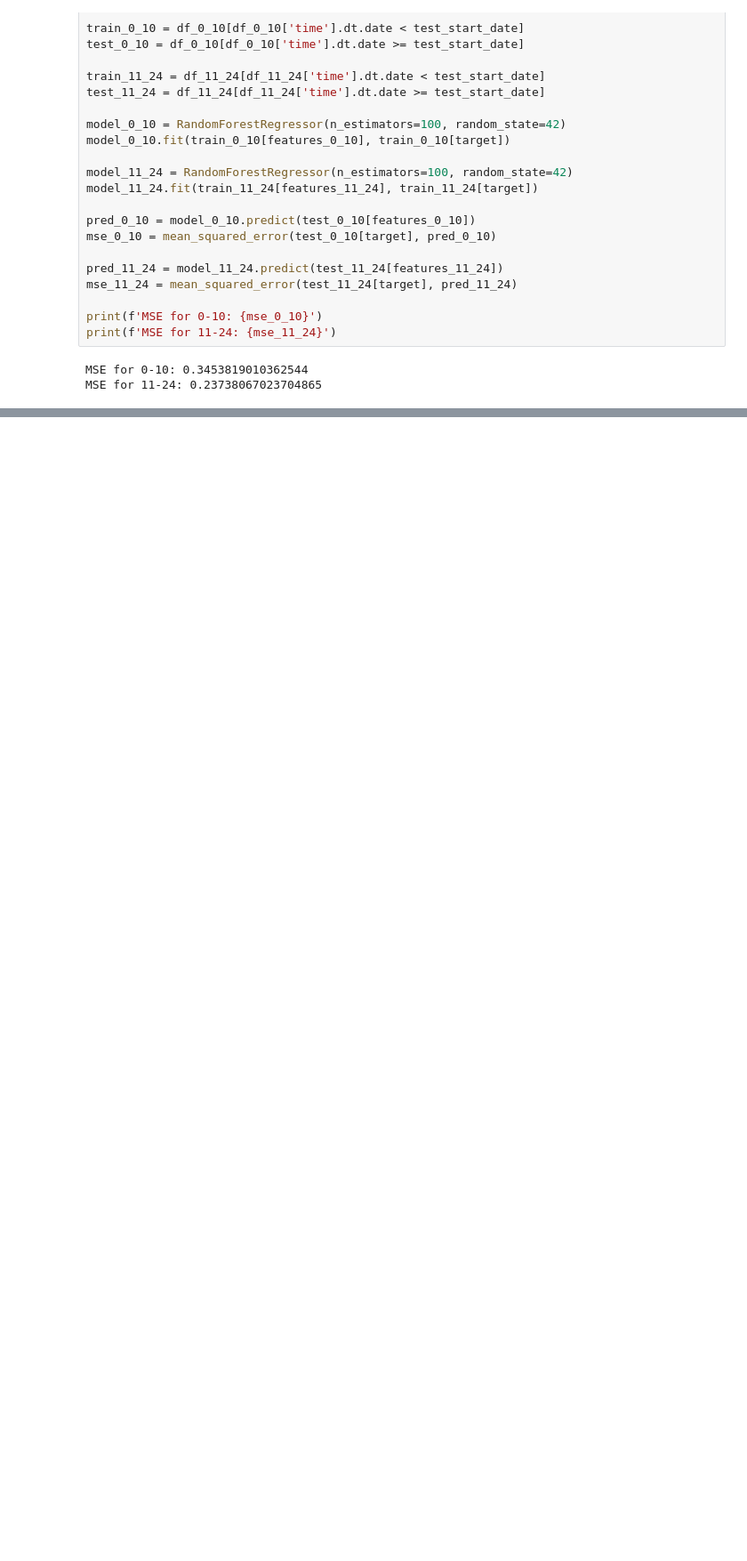
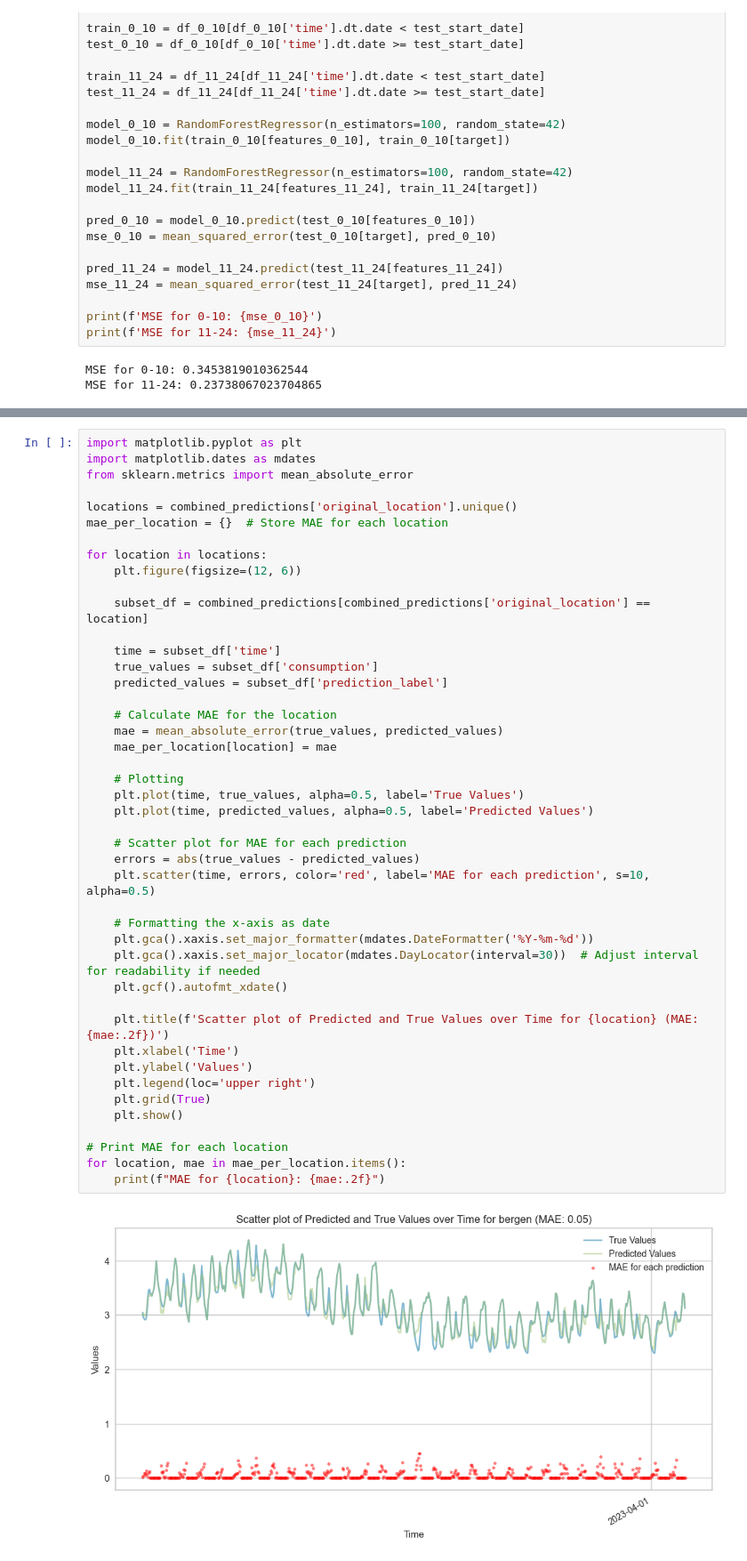
Before and after one commit to sindrjha/TDT4259, a Jupyter notebook: experiment.ipynb, the cells around one changed output, grey strips where cells are left out. Shown at 89% size. Drawn from its saved outputs; the diff is of its cells as text; blank space fills up the shorter version.

```diff
--- a/experiment.ipynb
+++ b/experiment.ipynb
@@ -121,0 +261,46 @@ for location in locations:
+# %%
+import matplotlib.pyplot as plt
+import matplotlib.dates as mdates
+from sklearn.metrics import mean_absolute_error
+
+locations = combined_predictions['original_location'].unique()
+mae_per_location = {}  # Store MAE for each location
+
+for location in locations:
+    plt.figure(figsize=(12, 6))
+
+    subset_df = combined_predictions[combined_predictions['original_location'] == location]
+
+    time = subset_df['time']
+    true_values = subset_df['consumption']
+    predicted_values = subset_df['prediction_label']
+
+    # Calculate MAE for the location
+    mae = mean_absolute_error(true_values, predicted_values)
+    mae_per_location[location] = mae
+
+    # Plotting
+    plt.plot(time, true_values, alpha=0.5, label='True Values')
+    plt.plot(time, predicted_values, alpha=0.5, label='Predicted Values')
+
+    # Scatter plot for MAE for each prediction
+    errors = abs(true_values - predicted_values)
+    plt.scatter(time, errors, color='red', label='MAE for each prediction', s=10, alpha=0.5)
+
+    # Formatting the x-axis as date
+    plt.gca().xaxis.set_major_formatter(mdates.DateFormatter('%Y-%m-%d'))
+    plt.gca().xaxis.set_major_locator(mdates.DayLocator(interval=30))  # Adjust interval for readability if needed
+    plt.gcf().autofmt_xdate()
+
+    plt.title(f'Scatter plot of Predicted and True Values over Time for {location} (MAE: {mae:.2f})')
+    plt.xlabel('Time')
+    plt.ylabel('Values')
+    plt.legend(loc='upper right')
+    plt.grid(True)
+    plt.show()
+
+# Print MAE for each location
+for location, mae in mae_per_location.items():
+    print(f"MAE for {location}: {mae:.2f}")
+# %% [output]
+[figure, added]
```
Also changed, not shown: parts of 6 cells of this notebook, 1 other file.
